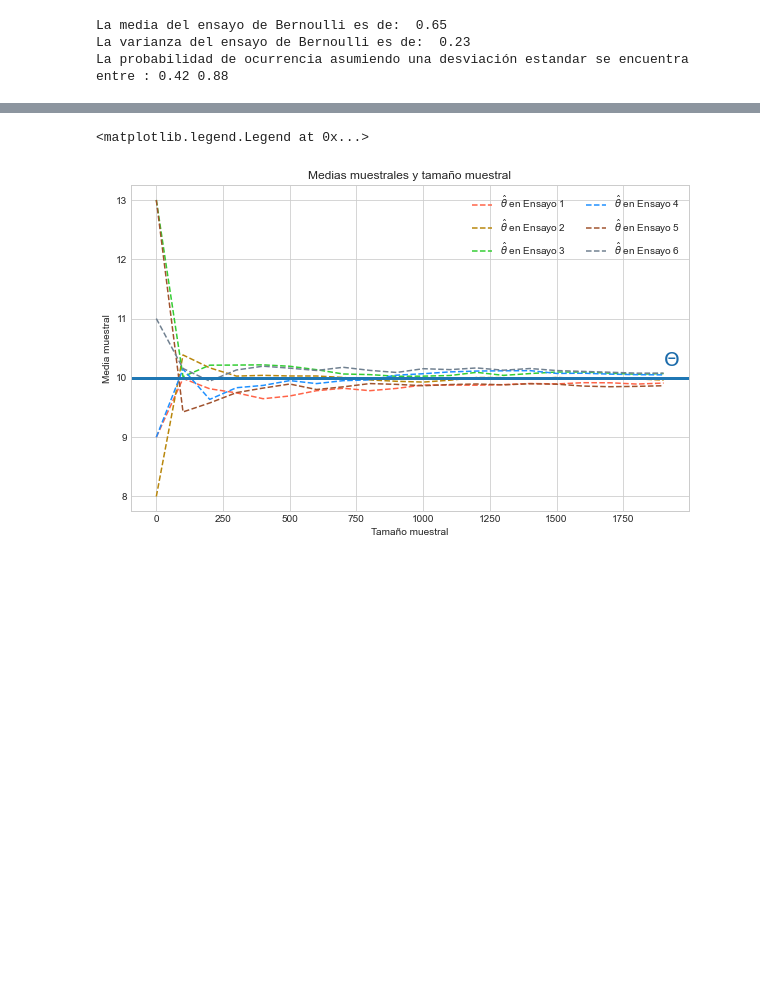
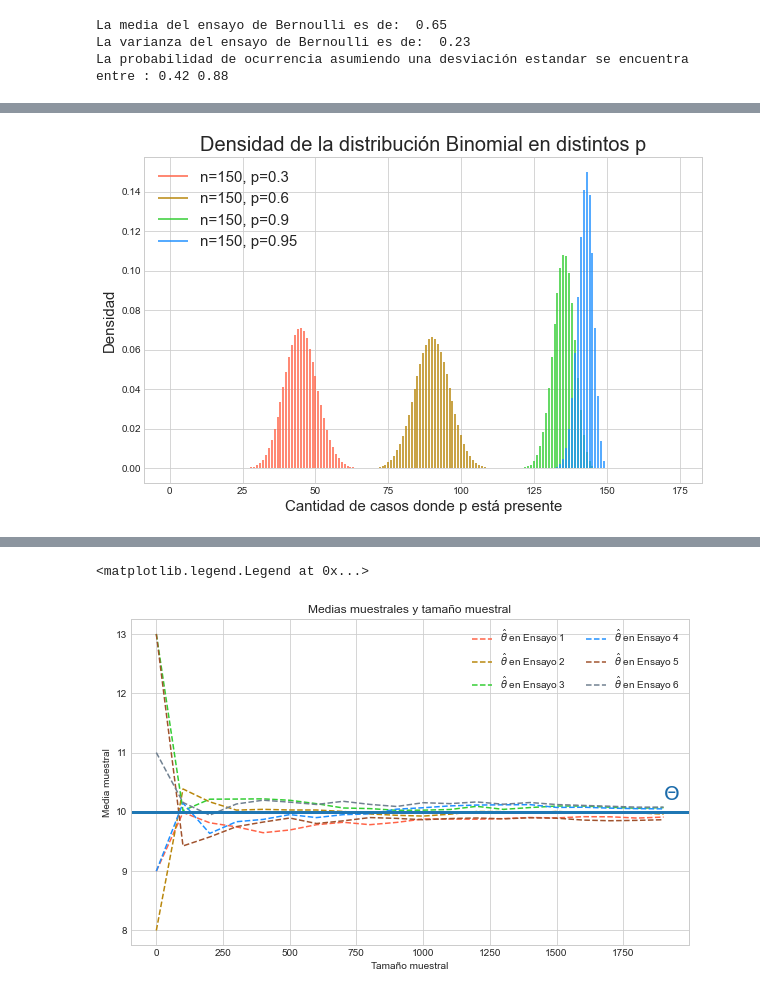
Before and after one commit to perezlino/desafio_latam_data_science, a Jupyter notebook: 2-Fundamentos_de_Data_Science/Modulo_3_Variables_aleatorias_y_graficos/clases/clase_4_-_variables_aleatorias_y_graficos.ipynb, the cells around one changed output, grey strips where cells are left out. Drawn from its saved outputs; the diff is of its cells as text; code cells hidden in the pictures; blank space fills up the shorter version.

```diff
--- a/2-Fundamentos_de_Data_Science/Modulo_3_Variables_aleatorias_y_graficos/clases/clase_4_-_variables_aleatorias_y_graficos.ipynb
+++ b/2-Fundamentos_de_Data_Science/Modulo_3_Variables_aleatorias_y_graficos/clases/clase_4_-_variables_aleatorias_y_graficos.ipynb
@@ -857,0 +878,3 @@ La probabilidad de ocurrencia asumiendo una desviación estandar se encuentra en
+# %%
+for i, prob in enumerate([0.3, 0.6, 0.9, 0.95]):
+    print(i, prob)
@@ -857,0 +886,3 @@ La probabilidad de ocurrencia asumiendo una desviación estandar se encuentra en
+# %%
+x_axis = np.arange(175)
+x_axis
@@ -857,0 +904,17 @@ La probabilidad de ocurrencia asumiendo una desviación estandar se encuentra en
+# %%
+# generamos una lista con cuatro colores
+colors = ["tomato", "darkgoldenrod", "limegreen", "dodgerblue"]
+
+# iniciamos un loop para índices y valores
+for i, prob in enumerate([0.3, 0.6, 0.9, 0.95]):
+    # generamos un arreglo con numpy de 175
+    x_axis= np.arange(175)
+    # para cada valor de nuestro array graficamos la probabilidad
+    plt.vlines(x_axis, 0, stats.binom(150, prob).pmf(x_axis), colors=colors[i], label="n=150, p={}".format(prob))
+
+plt.legend(loc=2, fontsize = 15)
+plt.title("Densidad de la distribución Binomial en distintos p", size = 20)
+plt.xlabel('Cantidad de casos donde p está presente', size = 15)
+plt.ylabel('Densidad', size = 15);
+# %% [output]
+[figure, added]
```
Also changed, not shown: parts of 29 cells of this notebook, 12 other files.
